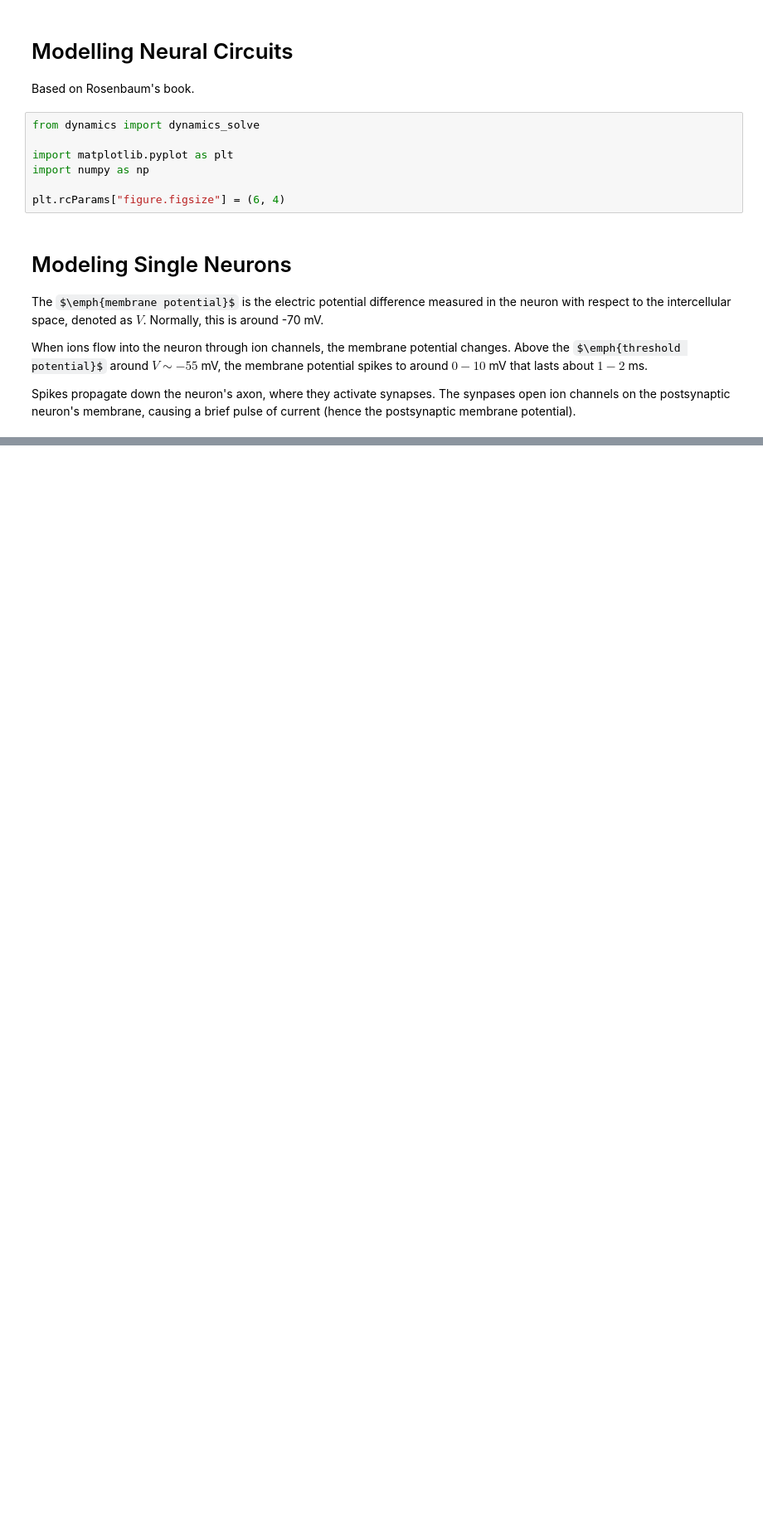
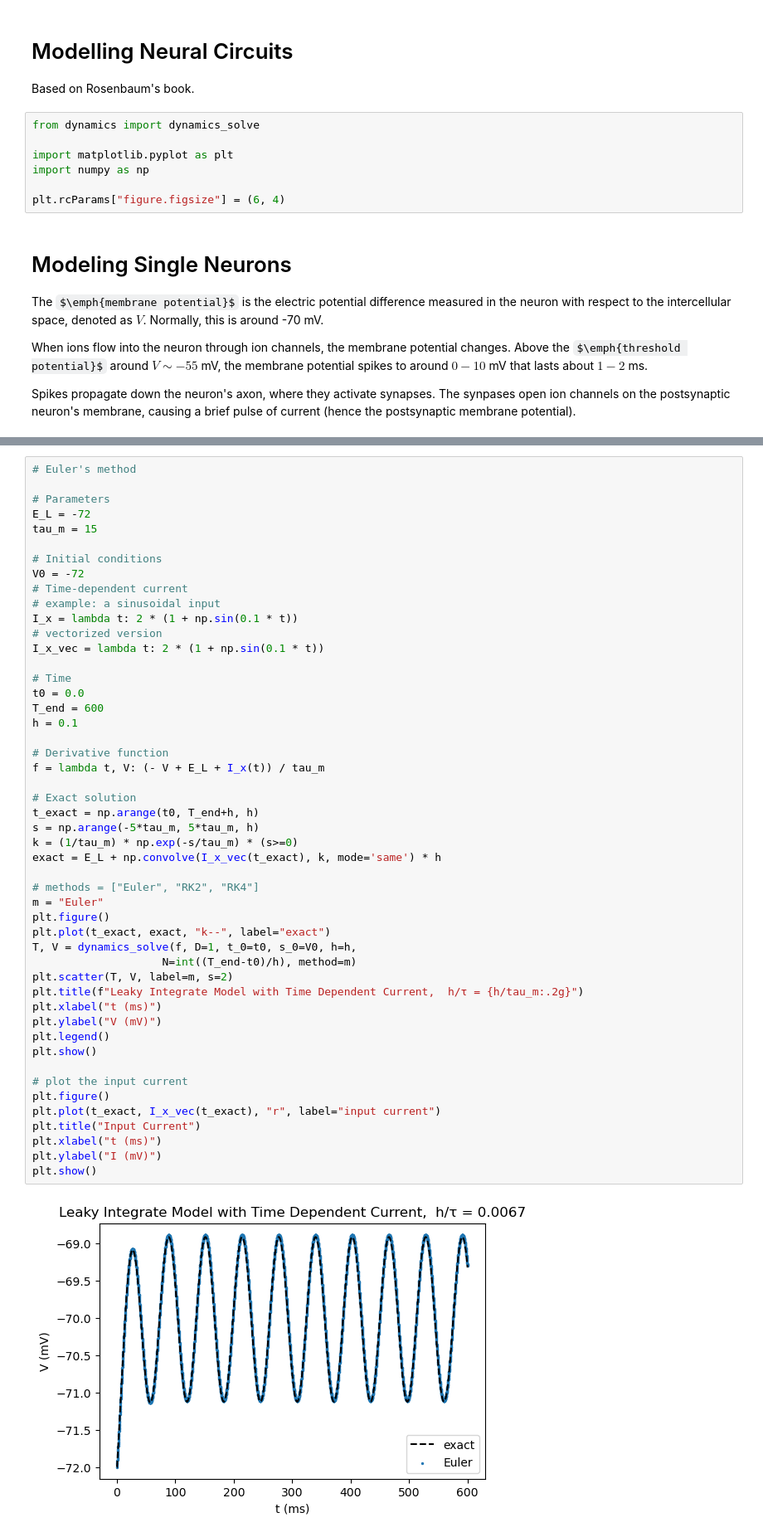
Before and after one commit to yuesha-yc/ModelingNeuralCircuits, a Jupyter notebook: NeuralDynamics.ipynb, the cells around one changed output, grey strips where cells are left out. Shown at 83% size. Saved outputs shown, nothing was run; the diff lists cells and outputs as text; some formulas as TeX source; blank space fills up the shorter version.

```diff
--- a/NeuralDynamics.ipynb
+++ b/NeuralDynamics.ipynb
@@ -54,0 +170,51 @@ for h in hs:
+# %%
+# Euler's method
+
+# Parameters
+E_L = -72
+tau_m = 15
+
+# Initial conditions
+V0 = -72
+# Time-dependent current
+# example: a sinusoidal input
+I_x = lambda t: 2 * (1 + np.sin(0.1 * t))
+# vectorized version
+I_x_vec = lambda t: 2 * (1 + np.sin(0.1 * t))
+
+# Time
+t0 = 0.0
+T_end = 600
+h = 0.1
+
+# Derivative function
+f = lambda t, V: (- V + E_L + I_x(t)) / tau_m
+
+# Exact solution
+t_exact = np.arange(t0, T_end+h, h)
+s = np.arange(-5*tau_m, 5*tau_m, h)
+k = (1/tau_m) * np.exp(-s/tau_m) * (s>=0)
+exact = E_L + np.convolve(I_x_vec(t_exact), k, mode='same') * h
+
+# methods = ["Euler", "RK2", "RK4"]
+m = "Euler"
+plt.figure()
+plt.plot(t_exact, exact, "k--", label="exact")
+T, V = dynamics_solve(f, D=1, t_0=t0, s_0=V0, h=h,
+                    N=int((T_end-t0)/h), method=m)
+plt.scatter(T, V, label=m, s=2)
+plt.title(f"Leaky Integrate Model with Time Dependent Current,  h/τ = {h/tau_m:.2g}")
+plt.xlabel("t (ms)")
+plt.ylabel("V (mV)")
+plt.legend()
+plt.show()
+
+# plot the input current
+plt.figure()
+plt.plot(t_exact, I_x_vec(t_exact), "r", label="input current")
+plt.title("Input Current")
+plt.xlabel("t (ms)")
+plt.ylabel("I (mV)")
+plt.show()
+# %% [output]
+[figure, added]
```
Also changed, not shown: parts of 10 cells of this notebook.
